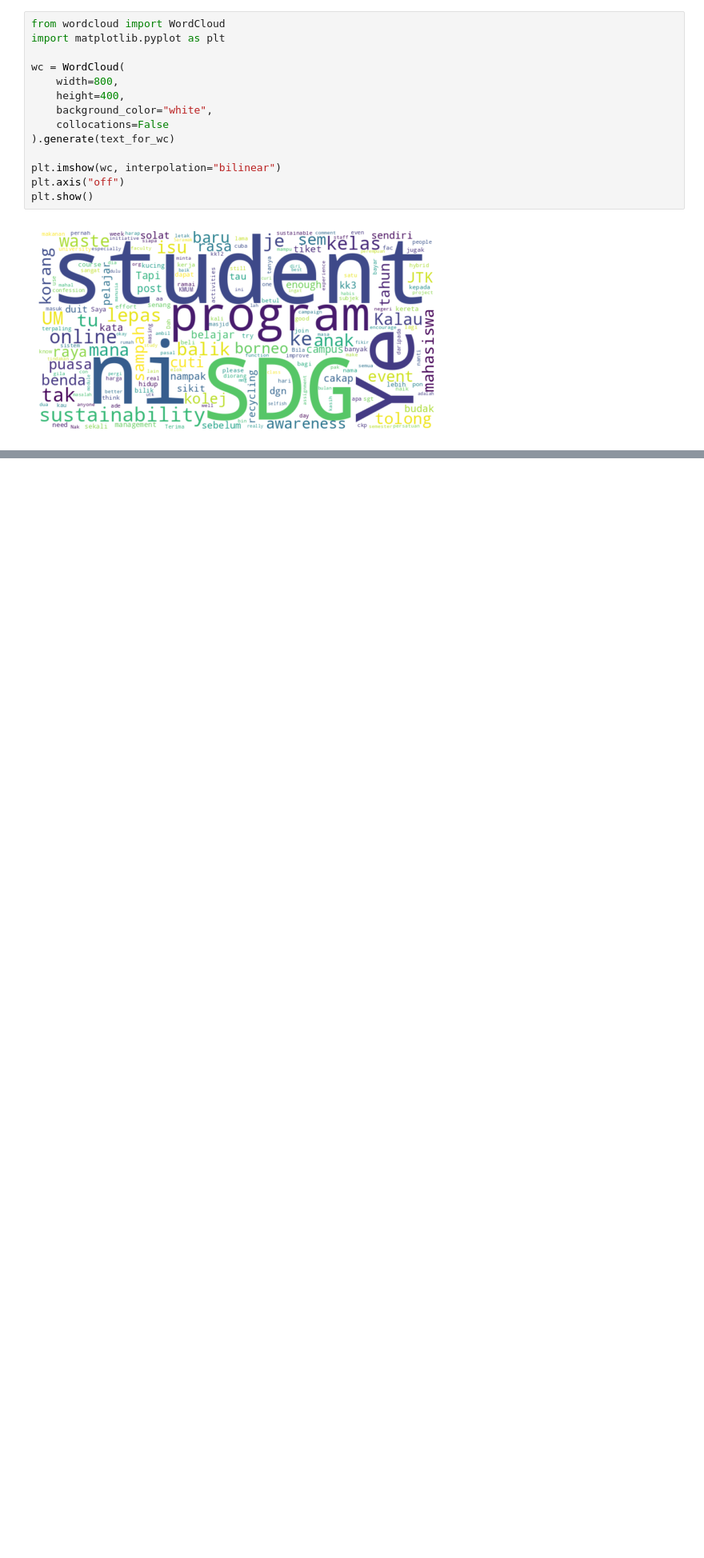
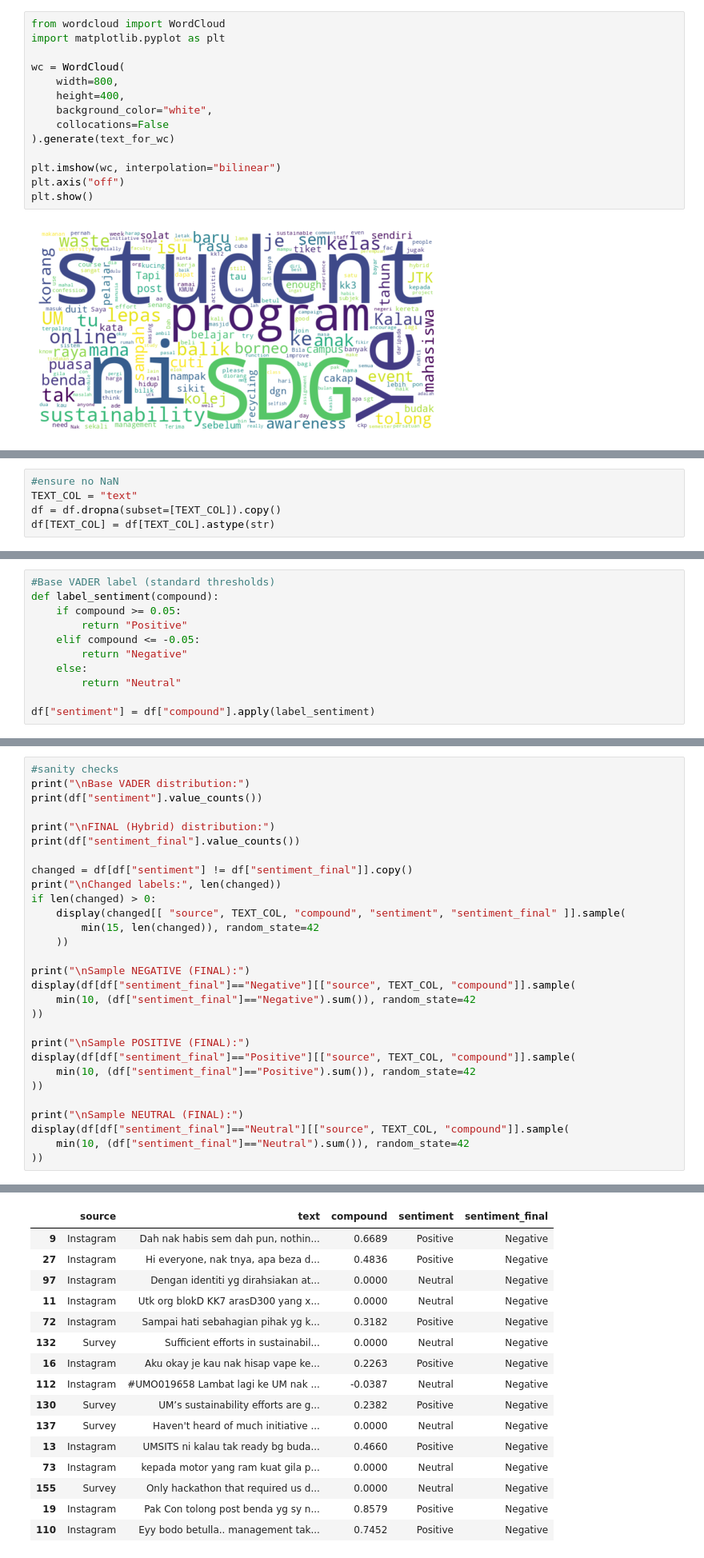
Before and after one commit to hannaharham/Sentiment-Analysis-SDG-UM, a Jupyter notebook: FYP.ipynb, the cells around one changed output, grey strips where cells are left out. Shown at 80% size. Drawn from its saved outputs; the diff is of its cells as text; blank space fills up the shorter version.

Commit message:
Completed sentiment analysis using VADER + hybrid fixes

```diff
--- a/FYP.ipynb
+++ b/FYP.ipynb
@@ -565,0 +589,5 @@ plt.show()
+# %%
+#ensure no NaN
+TEXT_COL = "text"
+df = df.dropna(subset=[TEXT_COL]).copy()
+df[TEXT_COL] = df[TEXT_COL].astype(str)
@@ -565,0 +613,11 @@ plt.show()
+# %%
+#Base VADER label (standard thresholds)
+def label_sentiment(compound):
+    if compound >= 0.05:
+        return "Positive"
+    elif compound <= -0.05:
+        return "Negative"
+    else:
+        return "Neutral"
+
+df["sentiment"] = df["compound"].apply(label_sentiment)
@@ -565,0 +657,30 @@ plt.show()
+# %%
+#sanity checks
+print("\nBase VADER distribution:")
+print(df["sentiment"].value_counts())
+
+print("\nFINAL (Hybrid) distribution:")
+print(df["sentiment_final"].value_counts())
+
+changed = df[df["sentiment"] != df["sentiment_final"]].copy()
+print("\nChanged labels:", len(changed))
+if len(changed) > 0:
+    display(changed[[ "source", TEXT_COL, "compound", "sentiment", "sentiment_final" ]].sample(
+        min(15, len(changed)), random_state=42
+    ))
+
+print("\nSample NEGATIVE (FINAL):")
+display(df[df["sentiment_final"]=="Negative"][["source", TEXT_COL, "compound"]].sample(
+    min(10, (df["sentiment_final"]=="Negative").sum()), random_state=42
+))
+
+print("\nSample POSITIVE (FINAL):")
+display(df[df["sentiment_final"]=="Positive"][["source", TEXT_COL, "compound"]].sample(
+    min(10, (df["sentiment_final"]=="Positive").sum()), random_state=42
+))
+
+print("\nSample NEUTRAL (FINAL):")
+display(df[df["sentiment_final"]=="Neutral"][["source", TEXT_COL, "compound"]].sample(
+    min(10, (df["sentiment_final"]=="Neutral").sum()), random_state=42
+))
+# %% [output]
@@ -565,0 +702,16 @@ plt.show()
+|  | source | text | compound | sentiment | sentiment_final |
+| 9 | Instagram | Dah nak habis sem dah pun, nothin... | 0.6689 | Positive | Negative |
+| 27 | Instagram | Hi everyone, nak tnya, apa beza d... | 0.4836 | Positive | Negative |
+| 97 | Instagram | Dengan identiti yg dirahsiakan at... | 0.0000 | Neutral | Negative |
+| 11 | Instagram | Utk org blokD KK7 arasD300 yang x... | 0.0000 | Neutral | Negative |
+| 72 | Instagram | Sampai hati sebahagian pihak yg k... | 0.3182 | Positive | Negative |
+| 132 | Survey | Sufficient efforts in sustainabil... | 0.0000 | Neutral | Negative |
+| 16 | Instagram | Aku okay je kau nak hisap vape ke... | 0.2263 | Positive | Negative |
+| 112 | Instagram | #UMO019658 Lambat lagi ke UM nak ... | -0.0387 | Neutral | Negative |
+| 130 | Survey | UM’s sustainability efforts are g... | 0.2382 | Positive | Negative |
+| 137 | Survey | Haven't heard of much initiative ... | 0.0000 | Neutral | Negative |
+| 13 | Instagram | UMSITS ni kalau tak ready bg buda... | 0.4660 | Positive | Negative |
+| 73 | Instagram | kepada motor yang ram kuat gila p... | 0.0000 | Neutral | Negative |
+| 155 | Survey | Only hackathon that required us d... | 0.0000 | Neutral | Negative |
+| 19 | Instagram | Pak Con tolong post benda yg sy n... | 0.8579 | Positive | Negative |
+| 110 | Instagram | Eyy bodo betulla.. management tak... | 0.7452 | Positive | Negative |
```
Also changed, not shown: parts of 8 cells of this notebook.
